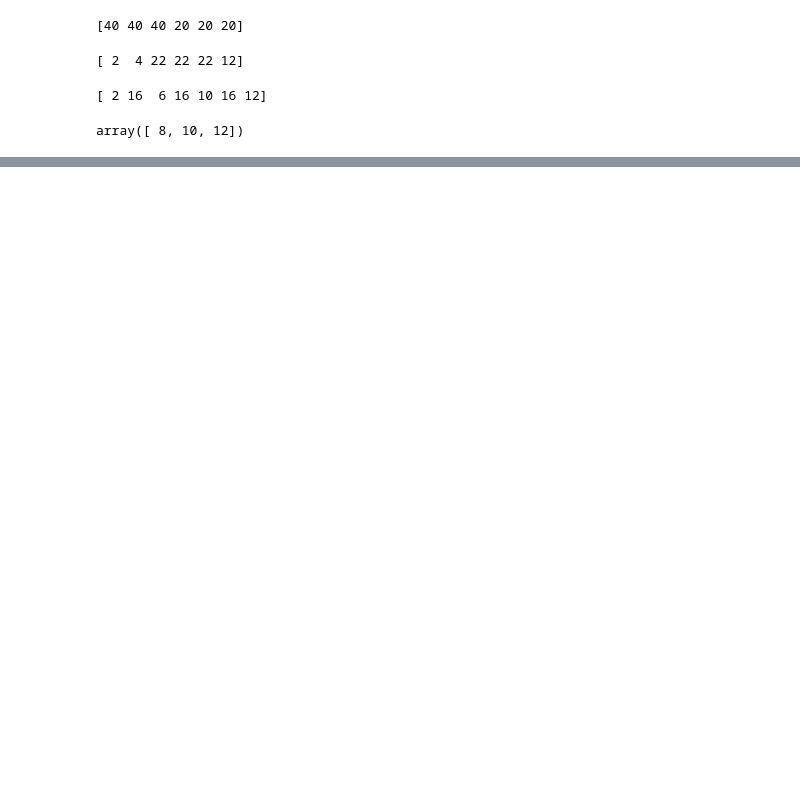
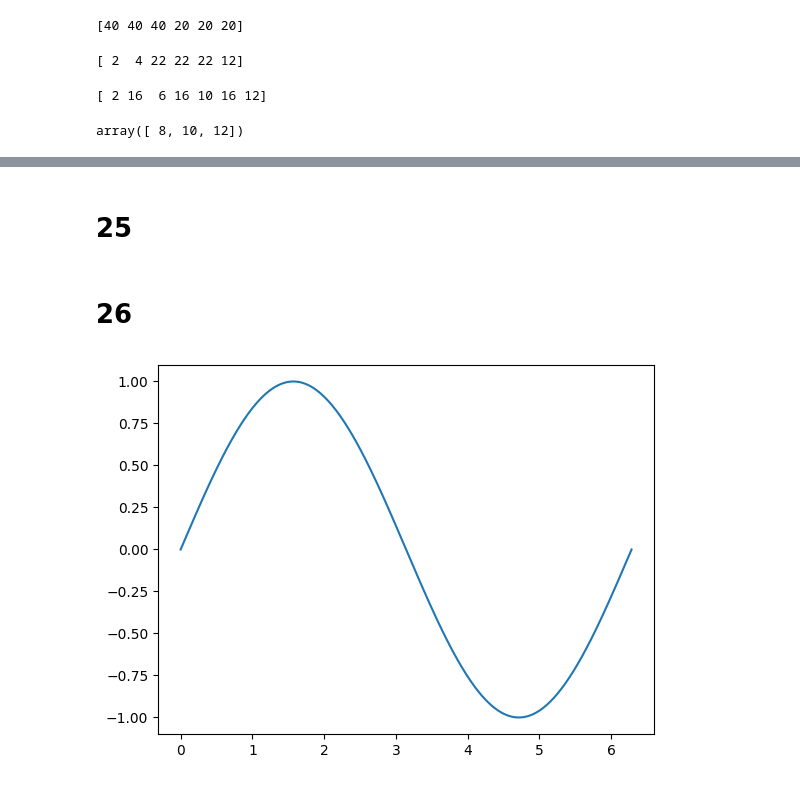
Before and after one commit to yassinebenacha/Machine-Learning, a Jupyter notebook: Untitled10.ipynb, the cells around one changed output, grey strips where cells are left out. Cells and saved outputs as stored; diff of their text form; code cells hidden in the pictures; blank space fills up the shorter version.

```diff
--- a/Untitled10.ipynb
+++ b/Untitled10.ipynb
@@ -304,0 +501,2 @@ array([12,  8,  4])
+# %% [markdown]
+# 25
@@ -304,0 +507,9 @@ array([12,  8,  4])
+# %%
+x= np.linspace(0,2*np.pi,1000)
+# %% [markdown]
+# 26
+# %%
+plt.plot(x,np.sin(x))
+plt.show()
+# %% [output]
+[figure, added]
```
Also changed, not shown: parts of 55 cells of this notebook.
